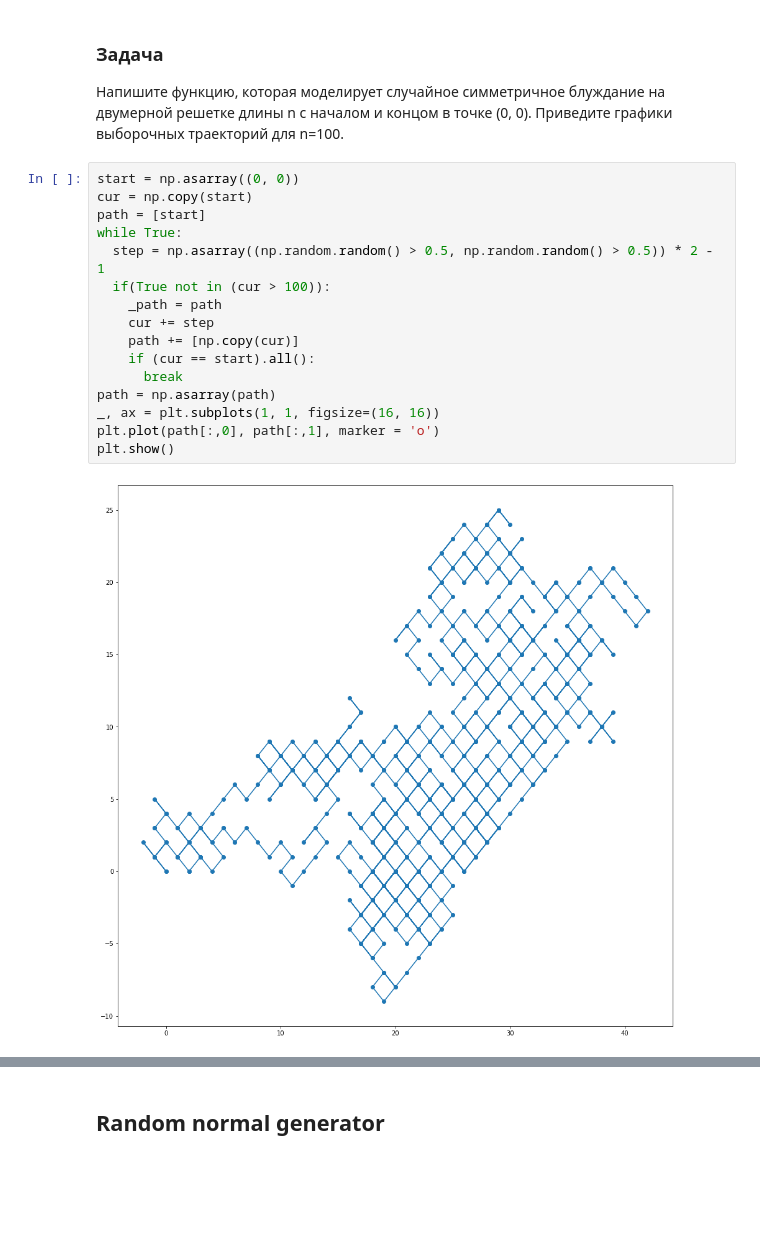
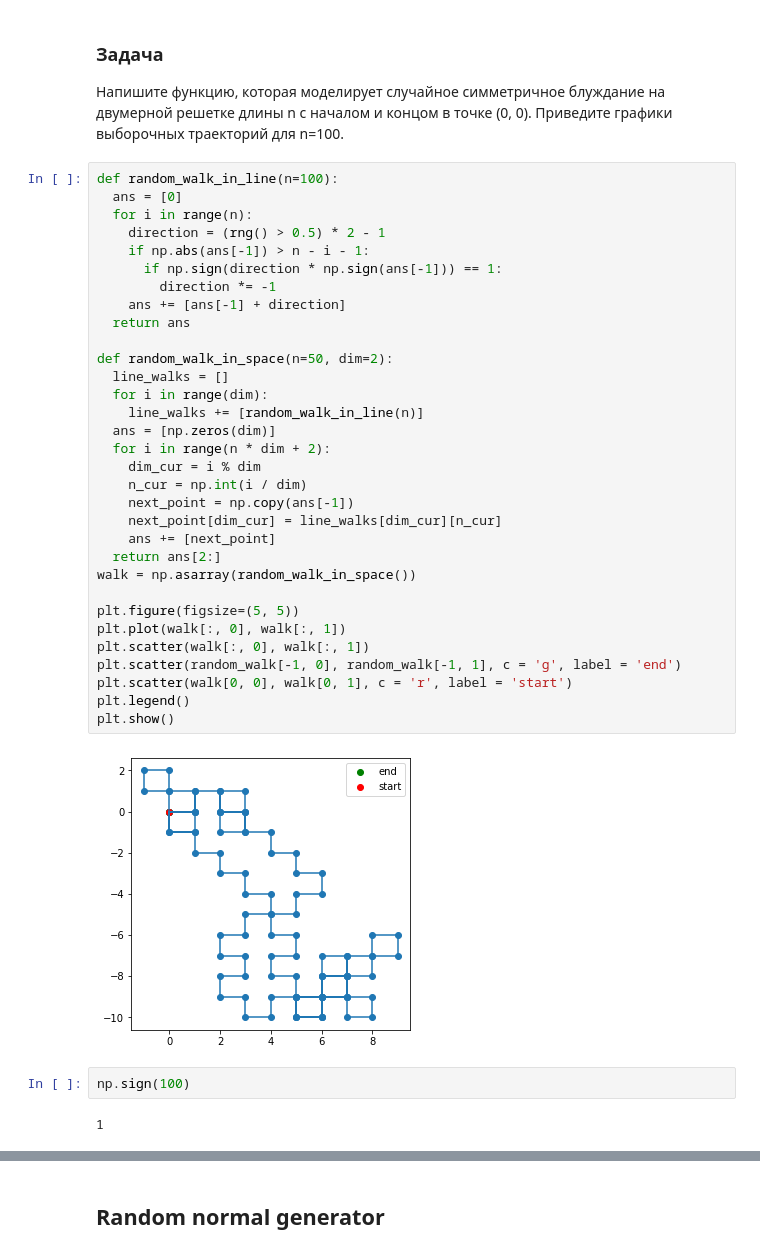
Before and after one commit to MatveevDaniil/MSU-1, a Jupyter notebook: hometask_5.ipynb, the cells around one changed output, grey strips where cells are left out. Saved outputs shown, nothing was run; the diff lists cells and outputs as text; blank space fills up the shorter version.

```diff
--- a/hometask_5.ipynb
+++ b/hometask_5.ipynb
@@ -271,21 +275,41 @@ plt.ylim(-1.2, 1.2)
 # %% [markdown]
 ### Задача
 Напишите функцию, которая моделирует случайное симметричное блуждание на двумерной решетке длины n c началом и концом в точке (0, 0). Приведите графики выборочных траекторий для n=100.
-# %%
-start = np.asarray((0, 0))
-cur = np.copy(start)
-path = [start]
-while True:
-  step = np.asarray((np.random.random() > 0.5, np.random.random() > 0.5)) * 2 - 1
-  if(True not in (cur > 100)):
-    _path = path
-    cur += step
-    path += [np.copy(cur)]
-    if (cur == start).all():
-      break
-path = np.asarray(path)
-_, ax = plt.subplots(1, 1, figsize=(16, 16))
-plt.plot(path[:,0], path[:,1], marker = 'o')
-plt.show()
-# %% [output]
-[figure, removed]
+# %%
+def random_walk_in_line(n=100):
+  ans = [0]
+  for i in range(n):
+    direction = (rng() > 0.5) * 2 - 1
+    if np.abs(ans[-1]) > n - i - 1:
+      if np.sign(direction * np.sign(ans[-1])) == 1:
+        direction *= -1
+    ans += [ans[-1] + direction]
+  return ans
+
+def random_walk_in_space(n=50, dim=2):
+  line_walks = []
+  for i in range(dim):
+    line_walks += [random_walk_in_line(n)]
+  ans = [np.zeros(dim)]
+  for i in range(n * dim + 2):
+    dim_cur = i % dim
+    n_cur = np.int(i / dim)
+    next_point = np.copy(ans[-1])
+    next_point[dim_cur] = line_walks[dim_cur][n_cur]
+    ans += [next_point]
+  return ans[2:]
+walk = np.asarray(random_walk_in_space())
+
+plt.figure(figsize=(5, 5))
+plt.plot(walk[:, 0], walk[:, 1])
+plt.scatter(walk[:, 0], walk[:, 1])
+plt.scatter(random_walk[-1, 0], random_walk[-1, 1], c = 'g', label = 'end')
+plt.scatter(walk[0, 0], walk[0, 1], c = 'r', label = 'start')
+plt.legend()
+plt.show()
+# %% [output]
+[figure, added]
+# %%
+np.sign(100)
+# %% [output]
+1
```
Also changed, not shown: parts of 13 cells of this notebook.
